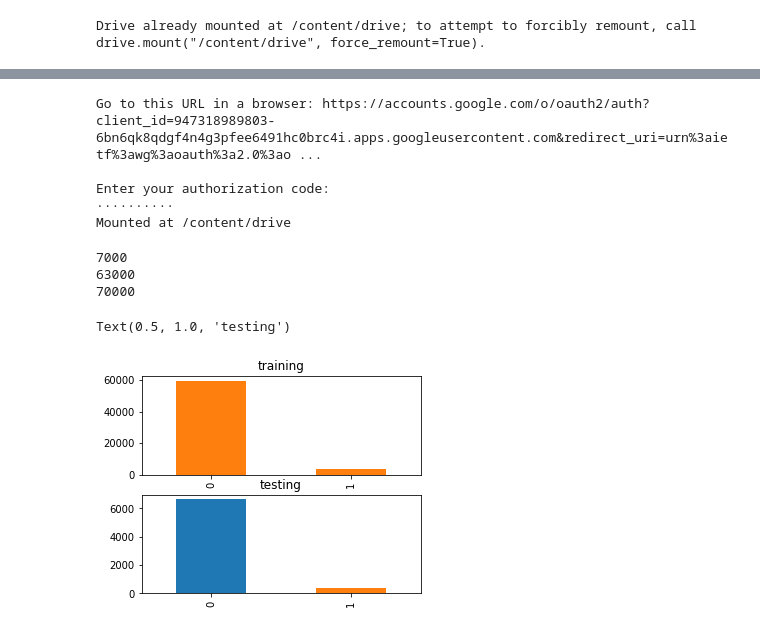
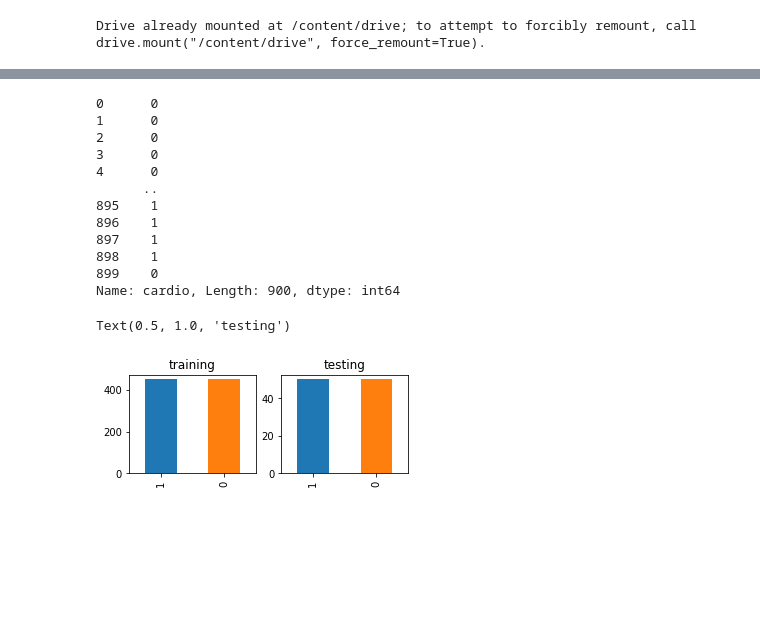
Before and after one commit to inggriantip/skripsi, a Jupyter notebook: sourcecode.ipynb, the cells around one changed output, grey strips where cells are left out. Drawn from its saved outputs; the diff is of its cells as text; code cells hidden in the pictures; blank space fills up the shorter version.

```diff
--- a/sourcecode.ipynb
+++ b/sourcecode.ipynb
@@ -25,8 +25,10 @@ from sklearn.metrics import classification_report
 from matplotlib import pyplot as plt
 # %%
 #load dataset
-dataset = pd.read_csv('/content/drive/My Drive/DataSet/cardio.csv')
-print (len(dataset))
+datatrain = pd.read_csv('/content/drive/My Drive/DataSet/cardio/dataset5050train_1.csv')
+datatest = pd.read_csv('/content/drive/My Drive/DataSet/cardio/dataset5050test_1.csv')
 #dataset.Type.value_count().plot(kind= "bar")
-dataset
+print (len(datatrain))
+print (len(datatest))
+datatrain
 # %% [output]
@@ -47,9 +49,0 @@ dataset
-# %%
-from google.colab import drive
-drive.mount('/content/drive')
-# %% [output]
-Go to this URL in a browser: https://accounts.google.com/o/oauth2/auth?client_id=947318989803-6bn6qk8qdgf4n4g3pfee6491hc0brc4i.apps.googleusercontent.com&redirect_uri=urn%3aietf%3awg%3aoauth%3a2.0%3ao ...
-
-Enter your authorization code:
-··········
-Mounted at /content/drive
@@ -64,25 +50,34 @@ for colum in zero_not_accepted:
-# %%
-#split target and attribute
-x = dataset.iloc[:, 1:10]
-y = dataset.iloc[:, 10]
-#split train n test dataset
-x_train, x_test, y_train, y_test = train_test_split(x,y, random_state=0, test_size=0.1)
-print(len( ))
-print(len(x_train))
-print(len(dataset))
-# %% [output]
-7000
-63000
-70000
+# %%
+#split target and attribute
+
+x_train = datatrain.iloc[:, 1:12]
+y_train = datatrain.iloc[:, 12]
+x_test = datatest.iloc[:, 1:12]
+y_test = datatest.iloc[:, 12]
+
+y_train
+# %% [output]
+0      0
+1      0
+2      0
+3      0
+4      0
+      ..
+895    1
+896    1
+897    1
+898    1
+899    0
+Name: cardio, Length: 900, dtype: int64
 # %%
 x_train
 x_test
 y_train
 len(y_test)
 
-pp.figure(figsize=(5,4))
-pp.subplot(2,1,1);y_train.value_counts().plot(kind='bar', color=['C1','C1','C2','C3','C4','C5','C6']);pp.title('training')
-pp.subplot(2,1,2);y_test.value_counts().plot(kind='bar', color=['C0','C1','C2','C3','C4','C5','C6']);pp.title('testing')
+plt.figure(figsize=(5,4))
+plt.subplot(2,2,1);y_train.value_counts().plot(kind='bar', color=['C0','C1','C2','C3','C4','C5','C6']);plt.title('training')
+plt.subplot(2,2,2);y_test.value_counts().plot(kind='bar', color=['C0','C1','C2','C3','C4','C5','C6']);plt.title('testing')
 # %% [output]
 Text(0.5, 1.0, 'testing')
-[figure, old version]
+[figure, new version]
```
Also changed, not shown: parts of 9 cells of this notebook.
